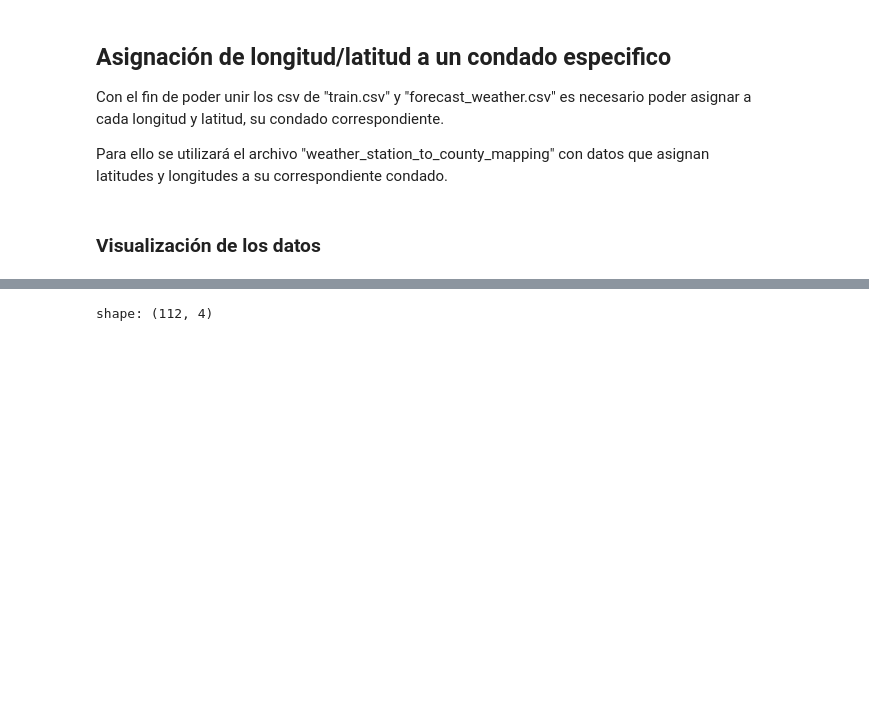
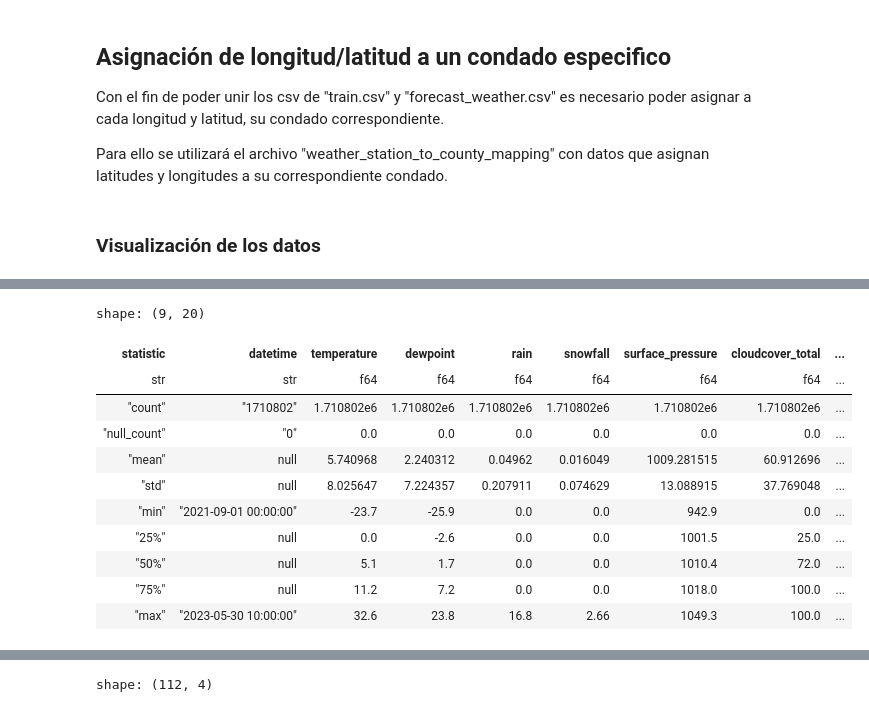
Before and after one commit to pabbuen/TFG-ProduccionElectrica, a Jupyter notebook: codigo/notebooks/preprocessing.ipynb, the cells around one changed output, grey strips where cells are left out. Drawn from its saved outputs; the diff is of its cells as text; code cells hidden in the pictures; blank space fills up the shorter version.

```diff
--- a/codigo/notebooks/preprocessing.ipynb
+++ b/codigo/notebooks/preprocessing.ipynb
@@ -80,0 +113,20 @@ coords1 = coords1.unique()
+# %%
+counties = np.array([], np.int32)
+for coord in coords_array[:, 2:4]:
+    cnty = -1
+    min_dist = float("inf")
+    county_zip = zip(stations_array[:, :2], stations_array[:, 2])
+
+    for lat_lon, county in county_zip:
+        dist = haversine_distances([coord, lat_lon])[0, 1]
+
+        if dist < min_dist:
+            min_dist = dist
+            cnty = county
+
+    counties = np.append(
+        counties,
+        int(cnty)
+    )
+
+counties
@@ -80,0 +141,5 @@ coords1 = coords1.unique()
+# %%
+coords = coords.with_columns(
+    pl.lit(counties).alias("county")
+)
+coords
@@ -80,0 +161,19 @@ coords1 = coords1.unique()
+# %%
+dfs["historical_weather"].join(
+    coords.select(["latitude", "longitude", "county"]),
+    on=["latitude", "longitude"],
+    how="left"
+).describe()
+# %% [output]
+shape: (9, 20)
+| statistic | datetime | temperature | dewpoint | rain | snowfall | surface_pressure | cloudcover_total | ... |
+| str | str | f64 | f64 | f64 | f64 | f64 | f64 | ... |
+| "count" | "1710802" | 1.710802e6 | 1.710802e6 | 1.710802e6 | 1.710802e6 | 1.710802e6 | 1.710802e6 | ... |
+| "null_count" | "0" | 0.0 | 0.0 | 0.0 | 0.0 | 0.0 | 0.0 | ... |
+| "mean" | null | 5.740968 | 2.240312 | 0.04962 | 0.016049 | 1009.281515 | 60.912696 | ... |
+| "std" | null | 8.025647 | 7.224357 | 0.207911 | 0.074629 | 13.088915 | 37.769048 | ... |
+| "min" | "2021-09-01 00:00:00" | -23.7 | -25.9 | 0.0 | 0.0 | 942.9 | 0.0 | ... |
+| "25%" | null | 0.0 | -2.6 | 0.0 | 0.0 | 1001.5 | 25.0 | ... |
+| "50%" | null | 5.1 | 1.7 | 0.0 | 0.0 | 1010.4 | 72.0 | ... |
+| "75%" | null | 11.2 | 7.2 | 0.0 | 0.0 | 1018.0 | 100.0 | ... |
+| "max" | "2023-05-30 10:00:00" | 32.6 | 23.8 | 16.8 | 2.66 | 1049.3 | 100.0 | ... |
```
Also changed, not shown: parts of 21 cells of this notebook, 3 other files.
